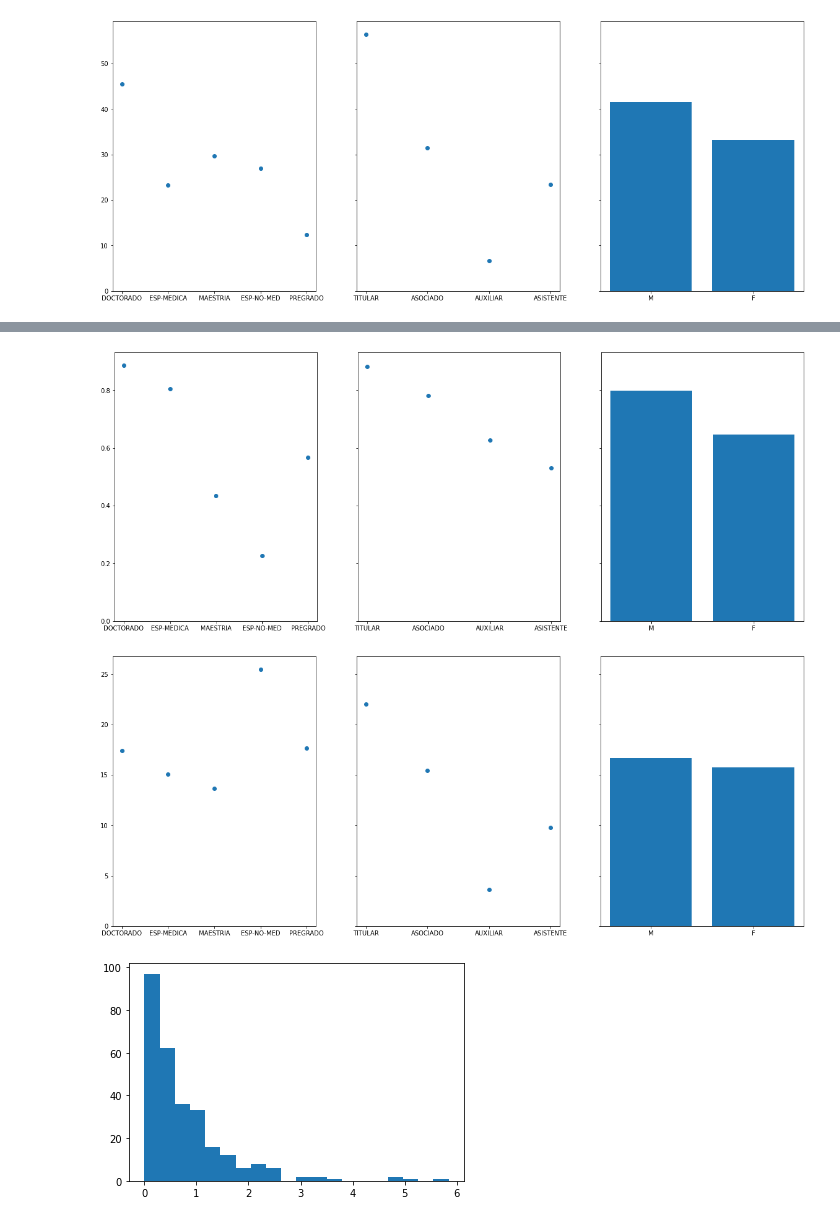
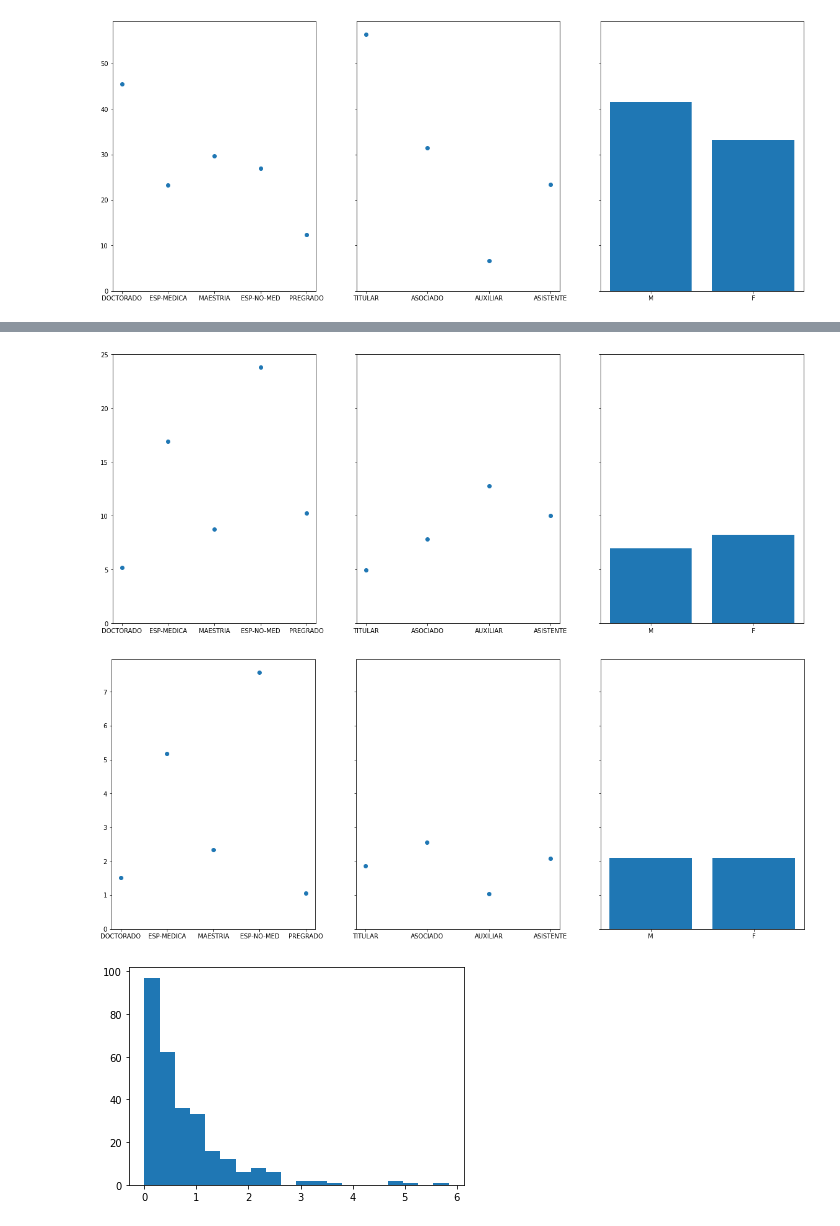
Before and after one commit to muzgash/masters, a Jupyter notebook: notebooks/Multivariate statistics.ipynb, the cells around one changed output, grey strips where cells are left out. Cells and saved outputs as stored; diff of their text form; code cells hidden in the pictures.

```diff
--- a/notebooks/Multivariate statistics.ipynb
+++ b/notebooks/Multivariate statistics.ipynb
@@ -9,5 +12,8 @@ from scipy import stats
 # %%
 data=pd.read_csv("../data/ms_authors.csv",dtype={"age":int,"time":int})
 data["citations/products"]=data["citations"]/data["products"]
+data["press/products"]=data["press"]/data["products"]
+data["age/products"]=data["age"]/data["products"]
+data["time/products"]=data["time"]/data["products"]
 data
 # %% [output]
@@ -78,25 +95,25 @@ plt.show()
 # %%
 dfgb=data.groupby(by="level",sort=False)
 fig, axs = plt.subplots(1, 3, figsize=(20,8), sharey=True)
-axs[0].plot(dfgb.sum().index,dfgb.mean()["citations/products"],"o")
+axs[0].plot(dfgb.sum().index,dfgb.mean()["age/products"],"o")
 dfgb=data.groupby(by="category",sort=False)
-axs[1].plot(dfgb.sum().index,dfgb.mean()["citations/products"],"o")
+axs[1].plot(dfgb.sum().index,dfgb.mean()["age/products"],"o")
 dfgb=data.groupby(by="sex",sort=False)
-axs[2].bar(dfgb.sum().index,dfgb.mean()["citations/products"])
+axs[2].bar(dfgb.sum().index,dfgb.mean()["age/products"])
 plt.show()
 # %% [output]
-[figure, old version]
+[figure, new version]
 # %%
 dfgb=data.groupby(by="level",sort=False)
 fig, axs = plt.subplots(1, 3, figsize=(20,8), sharey=True)
-axs[0].plot(dfgb.sum().index,dfgb.mean()["time"],"o")
+axs[0].plot(dfgb.sum().index,dfgb.mean()["time/products"],"o")
 dfgb=data.groupby(by="category",sort=False)
-axs[1].plot(dfgb.sum().index,dfgb.mean()["time"],"o")
+axs[1].plot(dfgb.sum().index,dfgb.mean()["time/products"],"o")
 dfgb=data.groupby(by="sex",sort=False)
-axs[2].bar(dfgb.sum().index,dfgb.mean()["time"])
+axs[2].bar(dfgb.sum().index,dfgb.mean()["time/products"])
 plt.show()
 # %% [output]
-[figure, old version]
+[figure, new version]
 # %%
 plt.hist(data["citations/products"],bins=20);
 # %% [output]
```
Also changed, not shown: parts of 26 cells of this notebook.
